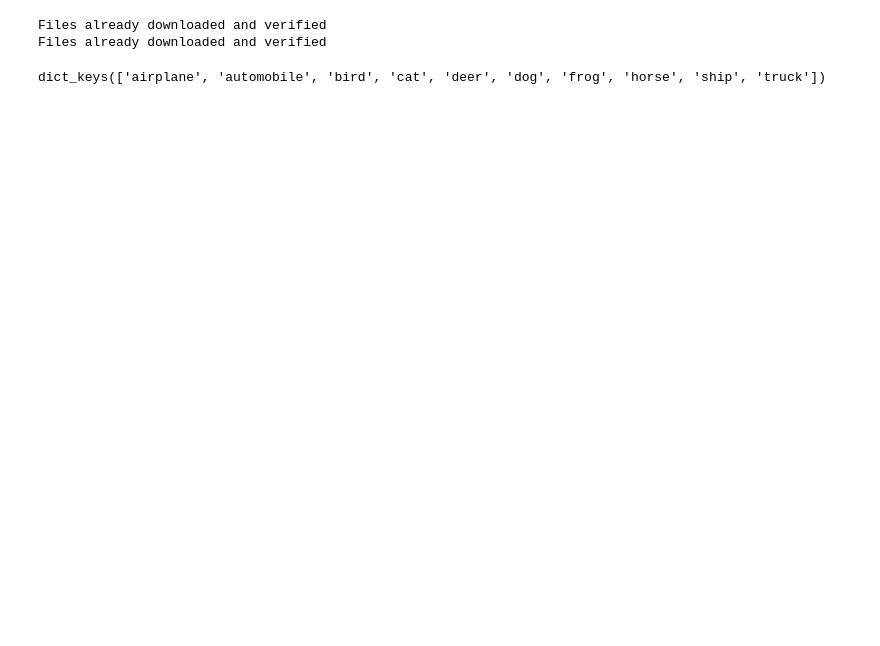
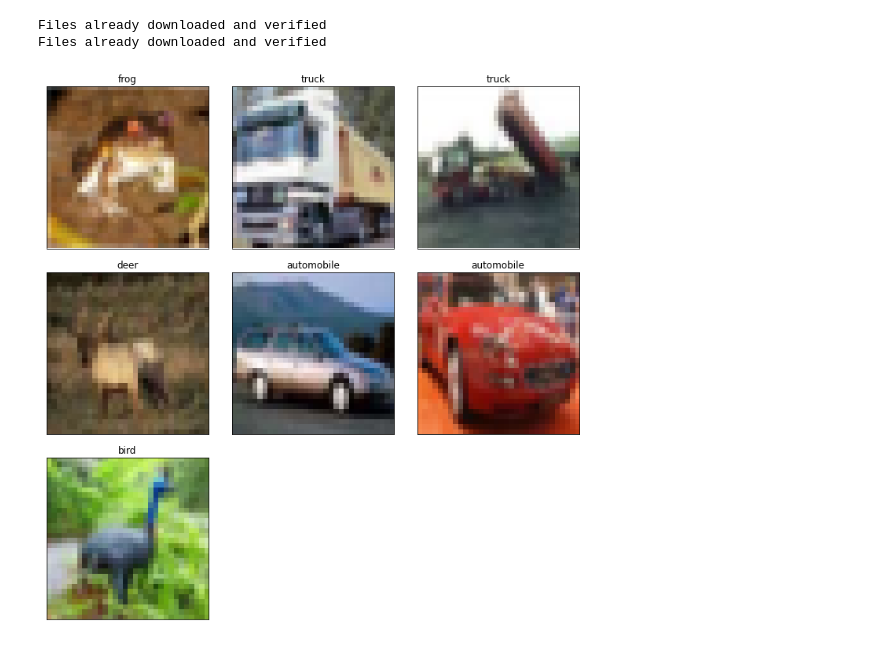
Before and after one commit to alec-flowers/dynamic_poly_nn, a Jupyter notebook: test.ipynb, the cells around one changed output. Saved outputs shown, nothing was run; the diff lists cells and outputs as text; code cells hidden in the pictures; blank space fills up the shorter version.

Commit message:
[plots][feat] plot subsets of data with the label

```diff
--- a/test.ipynb
+++ b/test.ipynb
@@ -13,11 +6,7 @@ plot_confusion_matrix(a, b, ['one', 'two'])
 # %%
-transform = transforms.Compose([transforms.ToTensor(), transforms.Normalize((0.5,), (0.5,))])
+transform = transforms.Compose([transforms.ToTensor()])
 
 tr, va, te = load_db("CIFAR10",transform)
 # %% [output]
 Files already downloaded and verified
 Files already downloaded and verified
-# %%
-tr.dataset.class_to_idx.keys()
-# %% [output]
-dict_keys(['airplane', 'automobile', 'bird', 'cat', 'deer', 'dog', 'frog', 'horse', 'ship', 'truck'])
@@ -23,0 +19,24 @@ dict_keys(['airplane', 'automobile', 'bird', 'cat', 'deer', 'dog', 'frog', 'hors
+# %%
+def plot_image_grid(images, title: str = "", subplot_title: list =[]):
+    # images must be ready to be plotted by plt, that means (M, N, Channels)
+    n_images = len(images)
+    plt.figure(figsize=(10, 10))
+    for i in range(n_images):
+        image = images[i]
+        if subplot_title:
+            plt.subplot(math.ceil(np.sqrt(n_images)), math.ceil(np.sqrt(n_images)), i + 1, ).set_title(f"{subplot_title[i]}")
+        else:
+            plt.subplot(math.ceil(np.sqrt(n_images)), math.ceil(np.sqrt(n_images)), i + 1,)
+        plt.xticks([])
+        plt.yticks([])
+        plt.grid(False)
+        plt.imshow(image, cmap='gray')
+    plt.tight_layout()
+    plt.suptitle(title, size=16)
+    plt.show()
+# %%
+img, lbl = prepare_images(tr.dataset, [0,1,2,3,4,5, 6])
+# %%
+plot_image_grid(img, subplot_title = lbl)
+# %% [output]
+[figure, added]
```
Also changed, not shown: parts of 3 cells of this notebook, 2 other files.
